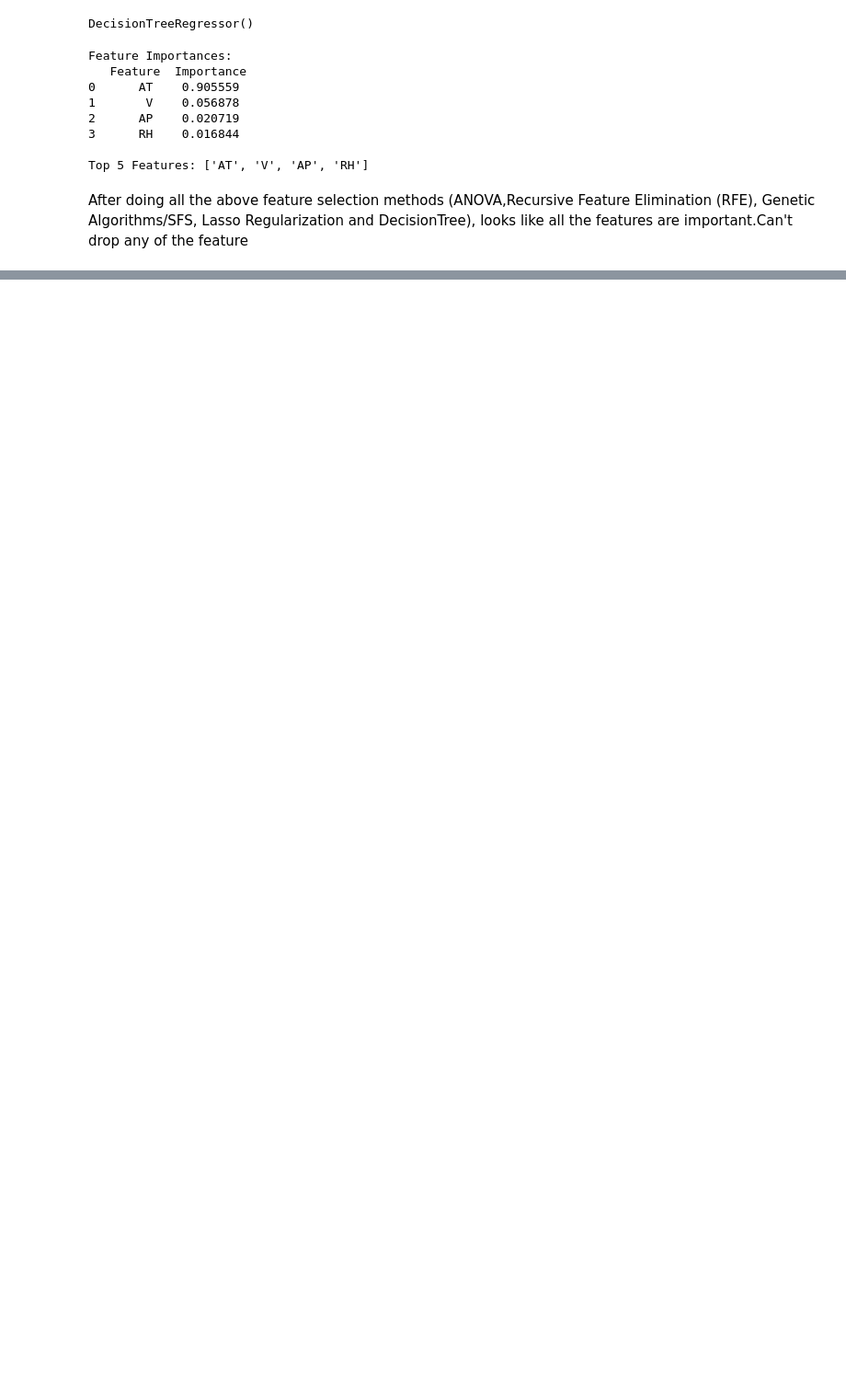
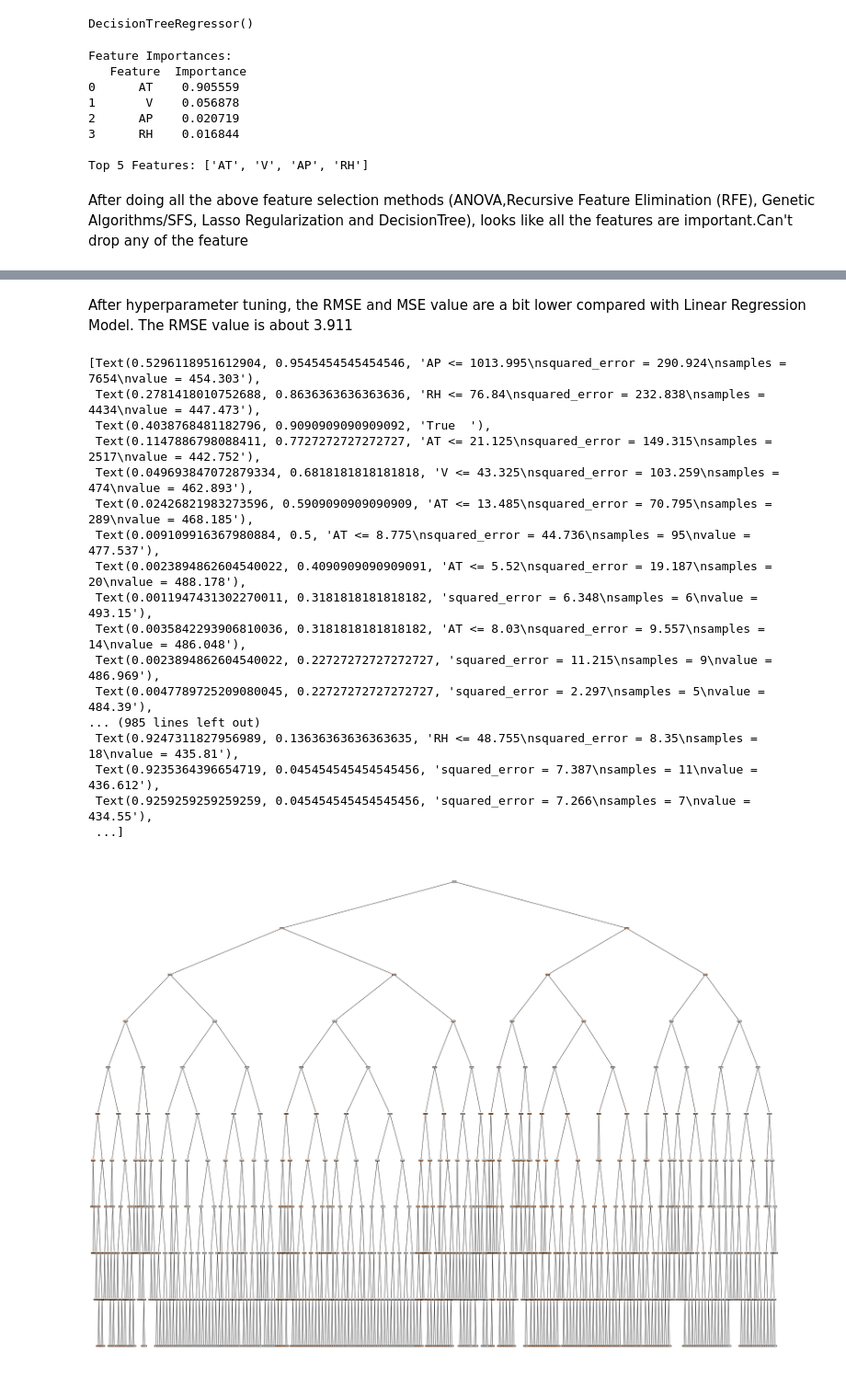
Before and after one commit to BumaranChe/Combined-Cycle-Power-Plant-CCPP-_Using_Multiple_Linear_Regression_Python, a Jupyter notebook: Multiple_Linear_Regression_using_CCPP_dataset(GitHub).ipynb, the cells around one changed output, grey strips where cells are left out. Shown at 92% size. Saved outputs shown, nothing was run; the diff lists cells and outputs as text; code cells hidden in the pictures; blank space fills up the shorter version.

```diff
--- a/Multiple_Linear_Regression_using_CCPP_dataset(GitHub).ipynb
+++ b/Multiple_Linear_Regression_using_CCPP_dataset(GitHub).ipynb
@@ -674,0 +770,17 @@ In the next colab file we will try out Decision Tree Regressor and Random Forest
+# %%
+# param_grid is Dictionary with parameters names (str) as keys and lists of parameter settings to try as values, or a list
+# of such dictionaries, in which case the grids spanned by each dictionary in the list are explored.
+# This enables searching over any sequence of parameter settings.
+param_grid= {
+    "max_depth":[None,5,10,15], #The maximum depth of the tree. If None, then nodes are expanded until all leaves are pure or until all leaves contain less than min_samples_split samples.
+    "min_samples_split":[2,5,10],#The minimum number of samples required to split an internal node
+    "min_samples_leaf":[1,2,5],# The minimum number of samples required to be at a leaf node.
+    "max_features":[None,"auto","sqrt","log2"] #The number of features to consider when looking for the best split
+}
+# %%
+grid_search=GridSearchCV(estimator=DecisionTreeRegressor(),param_grid=param_grid,cv=5,scoring="neg_mean_squared_error")
+#estimator --> This is assumed to implement the scikit-learn estimator interface. Either estimator needs to provide a score function, or scoring must be passed.
+#param_grid --> Dictionary with parameters names (str) as keys and lists of parameter settings to try as values, or a list of such dictionaries, in which case the grids spanned by each dictionary in the list are explored. This enables searching over any sequence of parameter settings.
+#cv=5 --. Determines the cross-validation splitting strategy.Default 5 fold cross validation
+#scoring --> Strategy to evaluate the performance of the cross-validated model on the test set. Regression --> ‘neg_mean_squared_error’
+## Thus metrics which measure the distance between the model and the data, like metrics.mean_squared_error, are available as ‘neg_mean_squared_error’ which return the negated value of the metric.
@@ -674,0 +789,2 @@ In the next colab file we will try out Decision Tree Regressor and Random Forest
+# %%
+grid_search.fit(X_train,y_train)
@@ -674,0 +830,2 @@ In the next colab file we will try out Decision Tree Regressor and Random Forest
+# %%
+tree_model=grid_search.best_estimator_
@@ -674,0 +853,33 @@ In the next colab file we will try out Decision Tree Regressor and Random Forest
+# %% [markdown]
+After hyperparameter tuning, the RMSE and MSE value are a bit lower compared with Linear Regression Model. The RMSE value is about 3.911
+# %%
+import matplotlib.pyplot as plt
+from sklearn.tree import plot_tree #Create the tree diagram from the decision tree model
+
+#Plot the decision tree
+plt.figure(figsize=(40,30))
+plot_tree(
+    tree_model,
+    feature_names=['AT','V','AP','RH'],
+#    feature_names=X.columns,
+    filled=True,
+    rounded=True)
+# %% [output]
+[Text(0.5296118951612904, 0.9545454545454546, 'AP <= 1013.995\nsquared_error = 290.924\nsamples = 7654\nvalue = 454.303'),
+ Text(0.2781418010752688, 0.8636363636363636, 'RH <= 76.84\nsquared_error = 232.838\nsamples = 4434\nvalue = 447.473'),
+ Text(0.4038768481182796, 0.9090909090909092, 'True  '),
+ Text(0.1147886798088411, 0.7727272727272727, 'AT <= 21.125\nsquared_error = 149.315\nsamples = 2517\nvalue = 442.752'),
+ Text(0.049693847072879334, 0.6818181818181818, 'V <= 43.325\nsquared_error = 103.259\nsamples = 474\nvalue = 462.893'),
+ Text(0.02426821983273596, 0.5909090909090909, 'AT <= 13.485\nsquared_error = 70.795\nsamples = 289\nvalue = 468.185'),
+ Text(0.009109916367980884, 0.5, 'AT <= 8.775\nsquared_error = 44.736\nsamples = 95\nvalue = 477.537'),
+ Text(0.0023894862604540022, 0.4090909090909091, 'AT <= 5.52\nsquared_error = 19.187\nsamples = 20\nvalue = 488.178'),
+ Text(0.0011947431302270011, 0.3181818181818182, 'squared_error = 6.348\nsamples = 6\nvalue = 493.15'),
+ Text(0.0035842293906810036, 0.3181818181818182, 'AT <= 8.03\nsquared_error = 9.557\nsamples = 14\nvalue = 486.048'),
+ Text(0.0023894862604540022, 0.22727272727272727, 'squared_error = 11.215\nsamples = 9\nvalue = 486.969'),
+ Text(0.0047789725209080045, 0.22727272727272727, 'squared_error = 2.297\nsamples = 5\nvalue = 484.39'),
+... (985 lines left out)
+ Text(0.9247311827956989, 0.13636363636363635, 'RH <= 48.755\nsquared_error = 8.35\nsamples = 18\nvalue = 435.81'),
+ Text(0.9235364396654719, 0.045454545454545456, 'squared_error = 7.387\nsamples = 11\nvalue = 436.612'),
+ Text(0.9259259259259259, 0.045454545454545456, 'squared_error = 7.266\nsamples = 7\nvalue = 434.55'),
+ ...]
+[figure, added]
```
Also changed, not shown: parts of 65 cells of this notebook.
